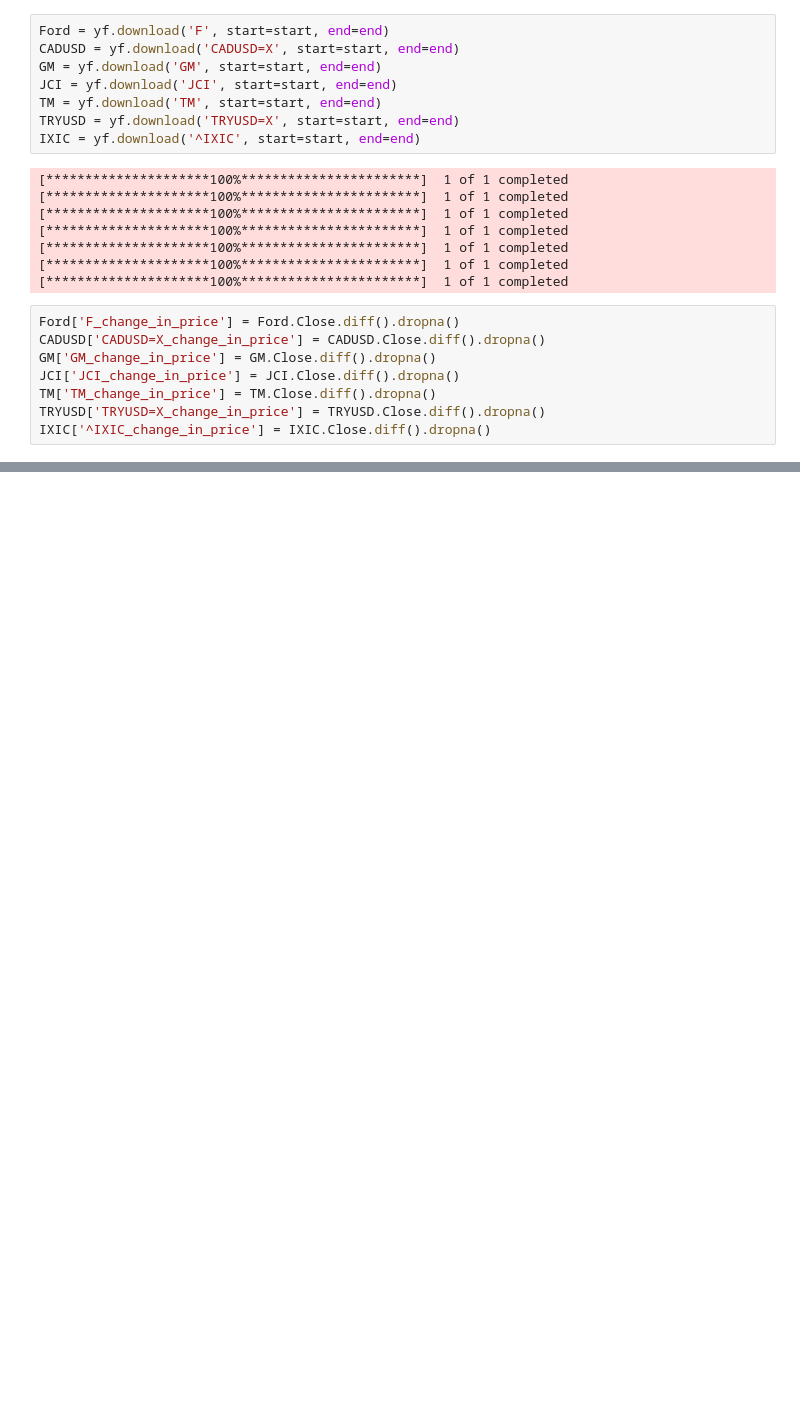
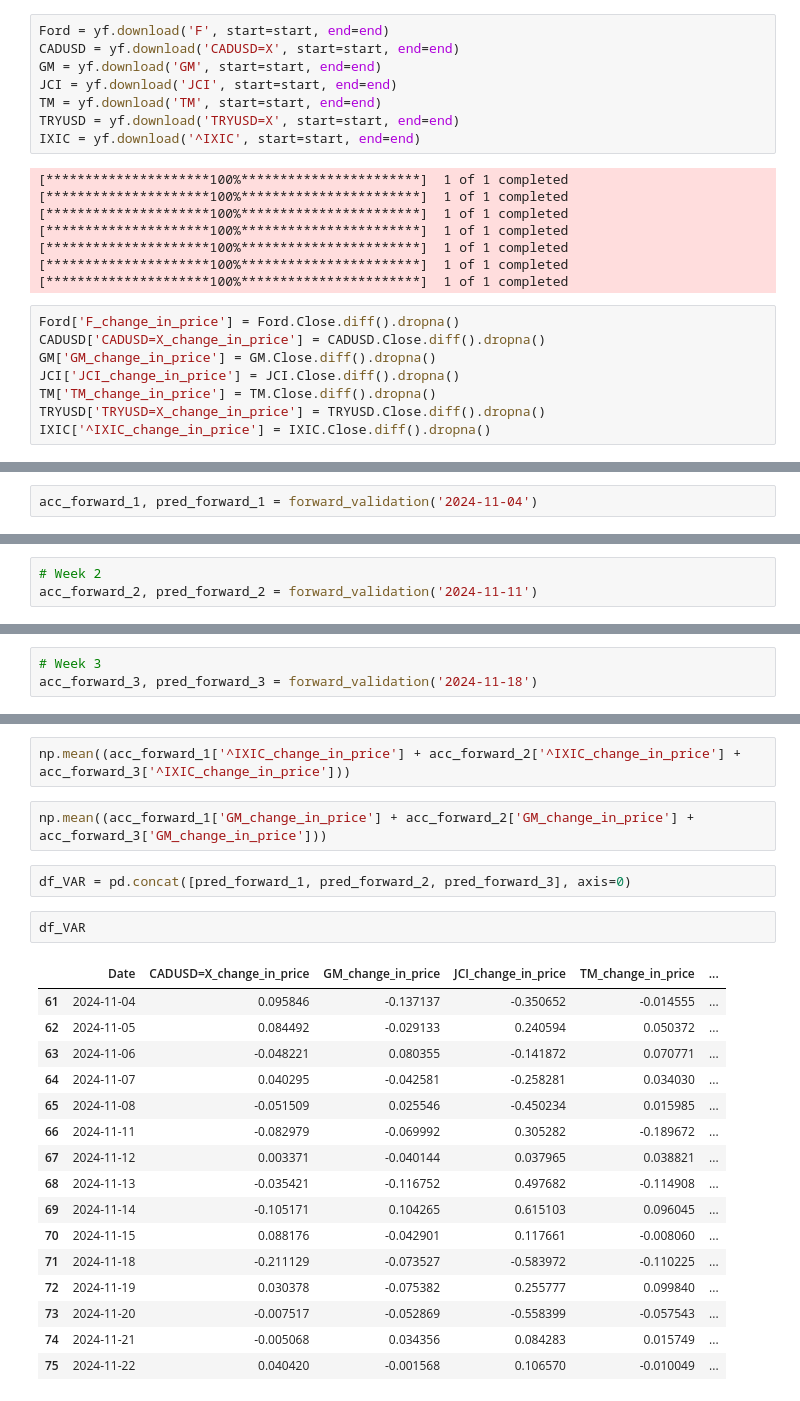
Before and after one commit to Arnabds/equity-vs-commodity, a Jupyter notebook: Kate_notebook/VAR_11232024.ipynb, the cells around one changed output, grey strips where cells are left out. Cells and saved outputs as stored; diff of their text form; blank space fills up the shorter version.

```diff
--- a/Kate_notebook/VAR_11232024.ipynb
+++ b/Kate_notebook/VAR_11232024.ipynb
@@ -468,0 +644,2 @@ TypeError: cannot do positional indexing on RangeIndex with these indexers [[]]
+# %%
+acc_forward_1, pred_forward_1 = forward_validation('2024-11-04')
@@ -468,0 +673,3 @@ TypeError: cannot do positional indexing on RangeIndex with these indexers [[]]
+# %%
+# Week 2
+acc_forward_2, pred_forward_2 = forward_validation('2024-11-11')
@@ -468,0 +685,3 @@ TypeError: cannot do positional indexing on RangeIndex with these indexers [[]]
+# %%
+# Week 3
+acc_forward_3, pred_forward_3 = forward_validation('2024-11-18')
@@ -468,0 +697,25 @@ TypeError: cannot do positional indexing on RangeIndex with these indexers [[]]
+# %%
+np.mean((acc_forward_1['^IXIC_change_in_price'] + acc_forward_2['^IXIC_change_in_price'] + acc_forward_3['^IXIC_change_in_price']))
+# %%
+np.mean((acc_forward_1['GM_change_in_price'] + acc_forward_2['GM_change_in_price'] + acc_forward_3['GM_change_in_price']))
+# %%
+df_VAR = pd.concat([pred_forward_1, pred_forward_2, pred_forward_3], axis=0)
+# %%
+df_VAR
+# %% [output]
+|  | Date | CADUSD=X_change_in_price | GM_change_in_price | JCI_change_in_price | TM_change_in_price | ... |
+| 61 | 2024-11-04 | 0.095846 | -0.137137 | -0.350652 | -0.014555 | ... |
+| 62 | 2024-11-05 | 0.084492 | -0.029133 | 0.240594 | 0.050372 | ... |
+| 63 | 2024-11-06 | -0.048221 | 0.080355 | -0.141872 | 0.070771 | ... |
+| 64 | 2024-11-07 | 0.040295 | -0.042581 | -0.258281 | 0.034030 | ... |
+| 65 | 2024-11-08 | -0.051509 | 0.025546 | -0.450234 | 0.015985 | ... |
+| 66 | 2024-11-11 | -0.082979 | -0.069992 | 0.305282 | -0.189672 | ... |
+| 67 | 2024-11-12 | 0.003371 | -0.040144 | 0.037965 | 0.038821 | ... |
+| 68 | 2024-11-13 | -0.035421 | -0.116752 | 0.497682 | -0.114908 | ... |
+| 69 | 2024-11-14 | -0.105171 | 0.104265 | 0.615103 | 0.096045 | ... |
+| 70 | 2024-11-15 | 0.088176 | -0.042901 | 0.117661 | -0.008060 | ... |
+| 71 | 2024-11-18 | -0.211129 | -0.073527 | -0.583972 | -0.110225 | ... |
+| 72 | 2024-11-19 | 0.030378 | -0.075382 | 0.255777 | 0.099840 | ... |
+| 73 | 2024-11-20 | -0.007517 | -0.052869 | -0.558399 | -0.057543 | ... |
+| 74 | 2024-11-21 | -0.005068 | 0.034356 | 0.084283 | 0.015749 | ... |
+| 75 | 2024-11-22 | 0.040420 | -0.001568 | 0.106570 | -0.010049 | ... |
```
Also changed, not shown: parts of 30 cells of this notebook, 4 other files.
